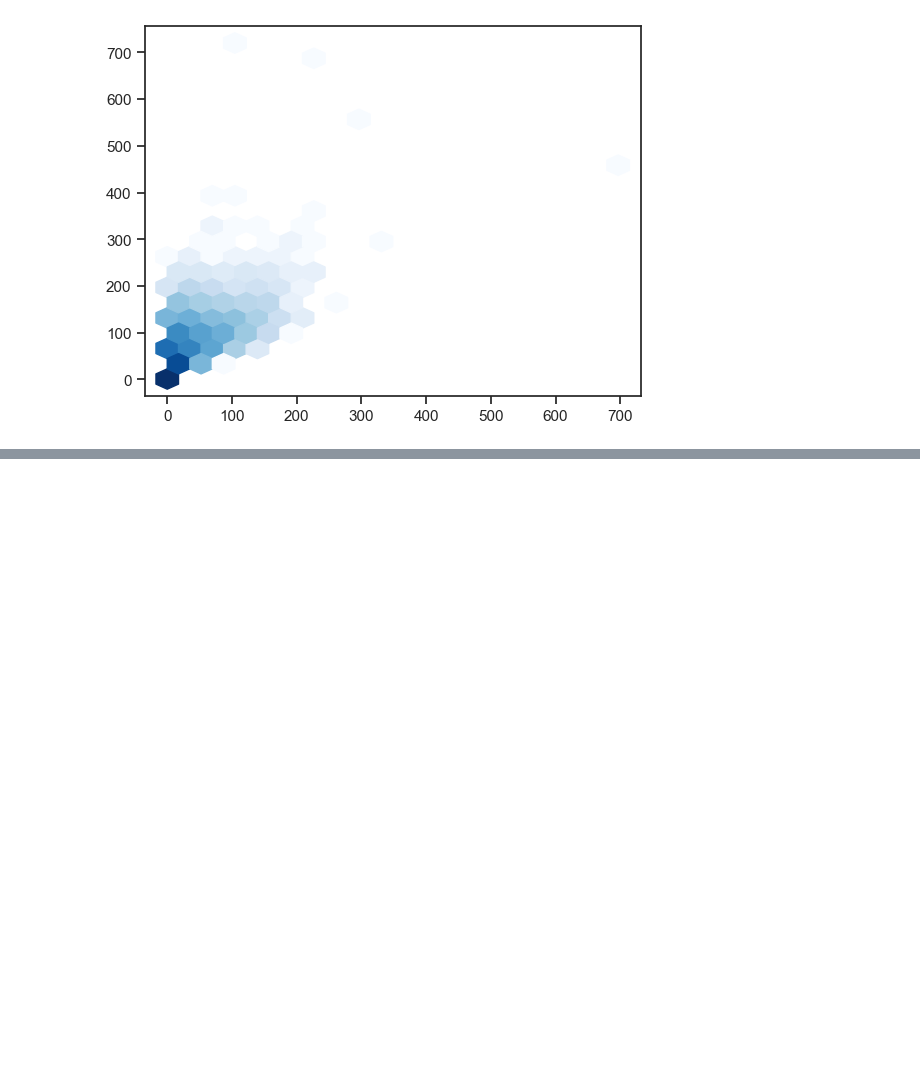
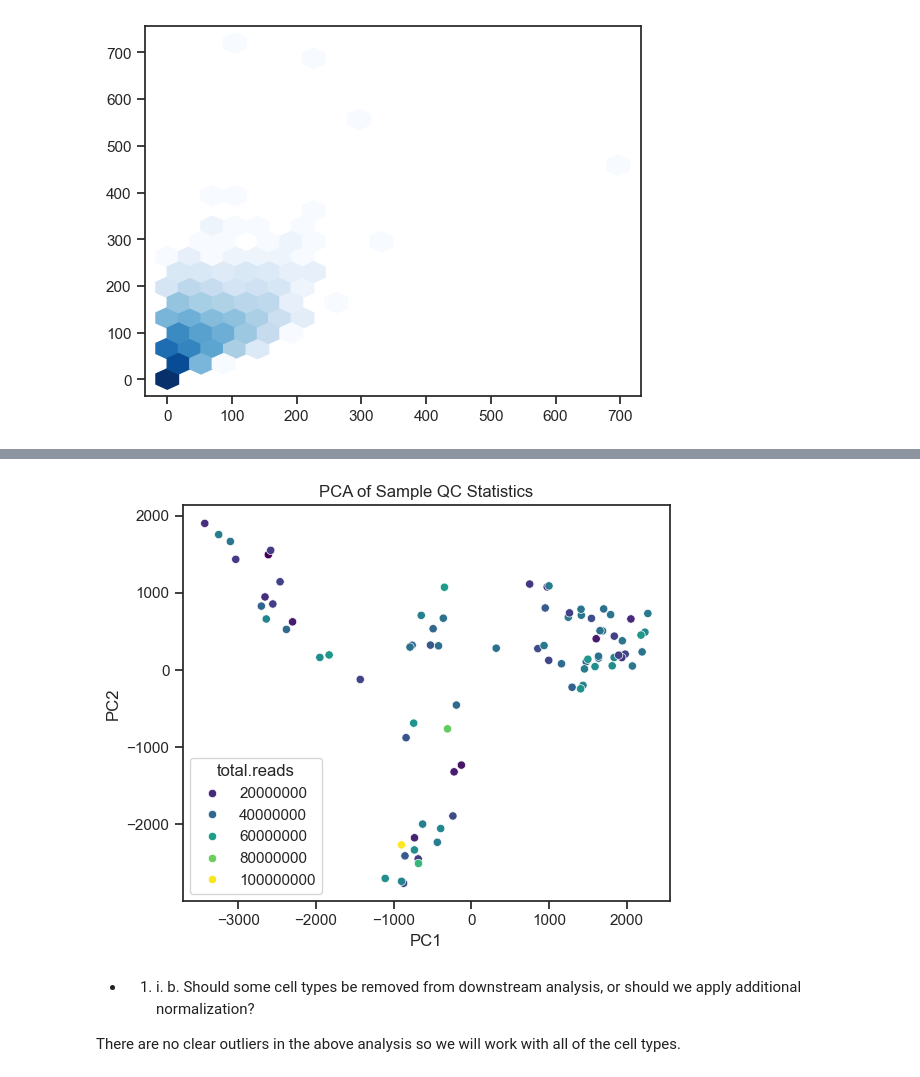
Before and after one commit to Topic2-Gene-Regulation-Immune-Cells/ILC-cells-Team4, a Jupyter notebook: 01_quality_control.ipynb, the cells around one changed output, grey strips where cells are left out. Cells and saved outputs as stored; diff of their text form; code cells hidden in the pictures; blank space fills up the shorter version.

```diff
--- a/01_quality_control.ipynb
+++ b/01_quality_control.ipynb
@@ -222,0 +233,17 @@ plt.show()
+# %%
+from sklearn.decomposition import PCA
+pca = PCA(n_components=2)
+#coords = pca.fit_transform(cell_stats[['mean_access','std_access']])  # or atac.T for full matrix
+coords = pca.fit_transform(atac.T)
+
+plt.figure(figsize=(6,5))
+sns.scatterplot(x=coords[:,0], y=coords[:,1], hue=qc['total.reads'], palette='viridis')
+plt.title('PCA of Sample QC Statistics')
+plt.xlabel('PC1'); plt.ylabel('PC2')
+plt.tight_layout(); plt.show()
+# %% [output]
+[figure, added]
+# %% [markdown]
+- 1. i. b. Should some cell types be removed from downstream analysis, or should we apply additional normalization?
+
+There are no clear outliers in the above analysis so we will work with all of the cell types.
```
Also changed, not shown: parts of 10 cells of this notebook.
